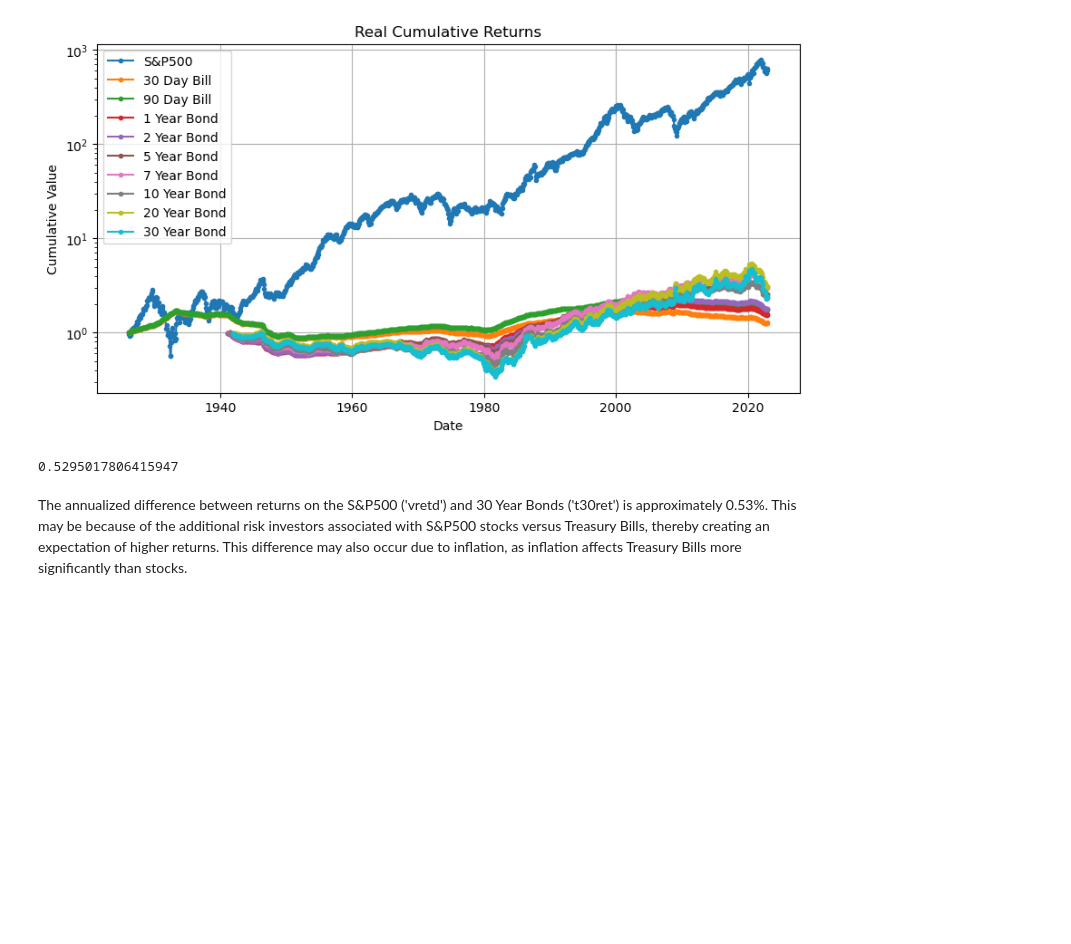
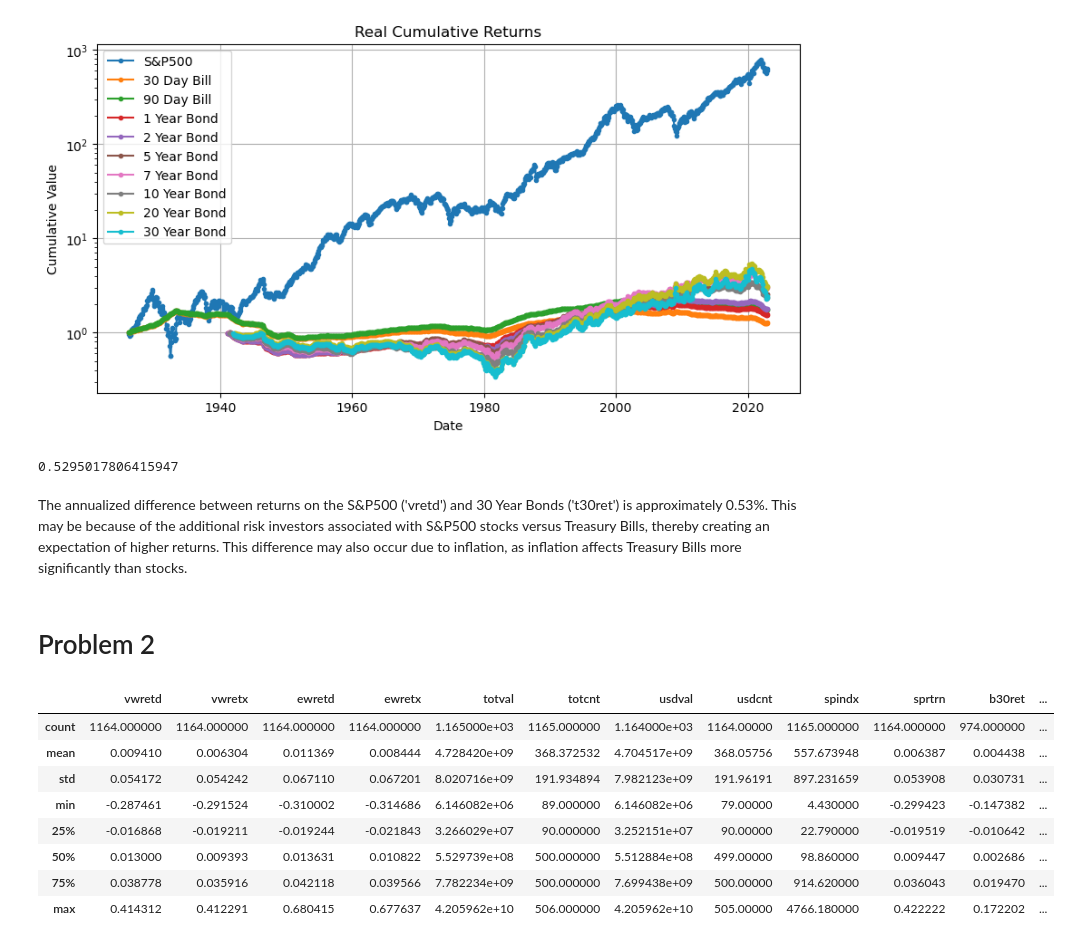
Before and after one commit to pathmarkoak/bufn400, a Jupyter notebook: Homeworks/Homework 1/Modeling long-term equity returns.ipynb, the cells around one changed output. Cells and saved outputs as stored; diff of their text form; code cells hidden in the pictures; blank space fills up the shorter version.

```diff
--- a/Homeworks/Homework 1/Modeling long-term equity returns.ipynb
+++ b/Homeworks/Homework 1/Modeling long-term equity returns.ipynb
@@ -163,3 +163,17 @@ print(ann_diff * 100)
 0.5295017806415947
 # %% [markdown]
 The annualized difference between returns on the S&P500 ('vretd') and 30 Year Bonds ('t30ret') is approximately 0.53%. This may be because of the additional risk investors associated with S&P500 stocks versus Treasury Bills, thereby creating an expectation of higher returns. This difference may also occur due to inflation, as inflation affects Treasury Bills more significantly than stocks.
+# %% [markdown]
+# Problem 2
+# %%
+merged.describe()
+# %% [output]
+|  | vwretd | vwretx | ewretd | ewretx | totval | totcnt | usdval | usdcnt | spindx | sprtrn | b30ret | ... |
+| count | 1164.000000 | 1164.000000 | 1164.000000 | 1164.000000 | 1.165000e+03 | 1165.000000 | 1.164000e+03 | 1164.00000 | 1165.000000 | 1164.000000 | 974.000000 | ... |
+| mean | 0.009410 | 0.006304 | 0.011369 | 0.008444 | 4.728420e+09 | 368.372532 | 4.704517e+09 | 368.05756 | 557.673948 | 0.006387 | 0.004438 | ... |
+| std | 0.054172 | 0.054242 | 0.067110 | 0.067201 | 8.020716e+09 | 191.934894 | 7.982123e+09 | 191.96191 | 897.231659 | 0.053908 | 0.030731 | ... |
+| min | -0.287461 | -0.291524 | -0.310002 | -0.314686 | 6.146082e+06 | 89.000000 | 6.146082e+06 | 79.00000 | 4.430000 | -0.299423 | -0.147382 | ... |
+| 25% | -0.016868 | -0.019211 | -0.019244 | -0.021843 | 3.266029e+07 | 90.000000 | 3.252151e+07 | 90.00000 | 22.790000 | -0.019519 | -0.010642 | ... |
+| 50% | 0.013000 | 0.009393 | 0.013631 | 0.010822 | 5.529739e+08 | 500.000000 | 5.512884e+08 | 499.00000 | 98.860000 | 0.009447 | 0.002686 | ... |
+| 75% | 0.038778 | 0.035916 | 0.042118 | 0.039566 | 7.782234e+09 | 500.000000 | 7.699438e+09 | 500.00000 | 914.620000 | 0.036043 | 0.019470 | ... |
+| max | 0.414312 | 0.412291 | 0.680415 | 0.677637 | 4.205962e+10 | 506.000000 | 4.205962e+10 | 505.00000 | 4766.180000 | 0.422222 | 0.172202 | ... |
```
Also changed, not shown: parts of 3 cells of this notebook.
